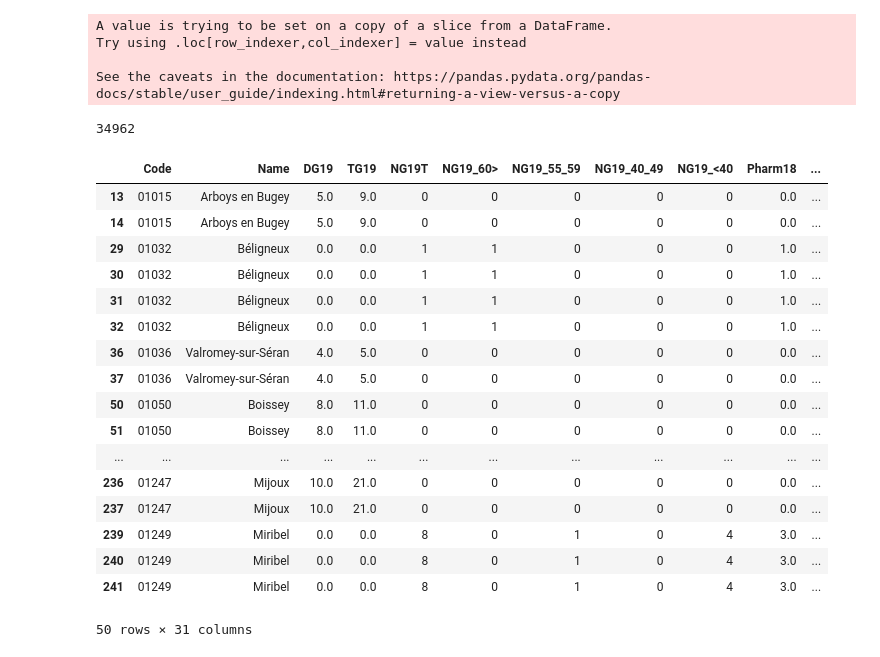
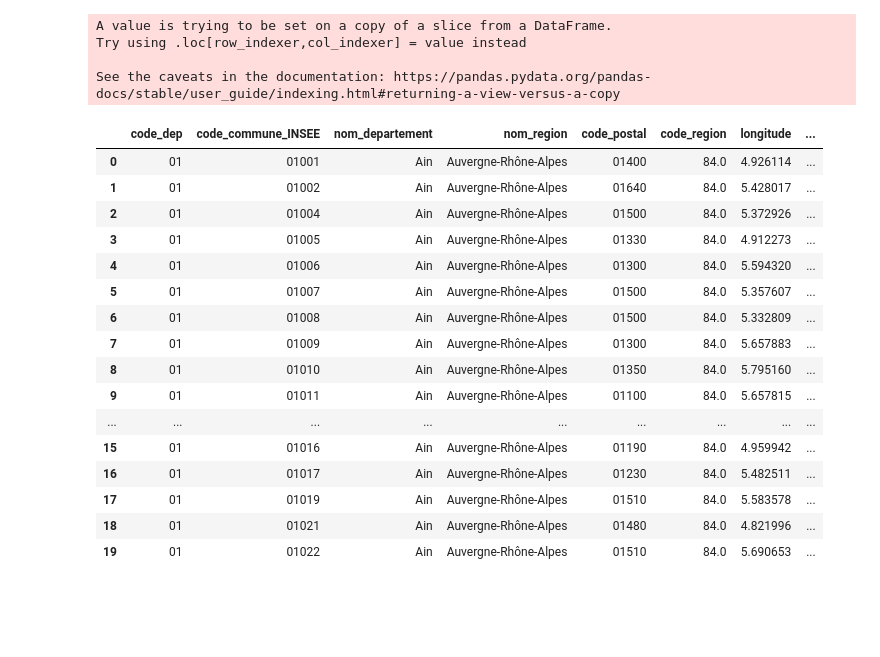
Before and after one commit to JosephAkaBrou/Marathon-du-web, a Jupyter notebook: constitution base de données.ipynb, the cells around one changed output. Drawn from its saved outputs; the diff is of its cells as text; code cells hidden in the pictures; blank space fills up the shorter version.

```diff
--- a/constitution base de données.ipynb
+++ b/constitution base de données.ipynb
@@ -49,12 +65,32 @@ Try using .loc[row_indexer,col_indexer] = value instead
 See the caveats in the documentation: https://pandas.pydata.org/pandas-docs/stable/user_guide/indexing.html#returning-a-view-versus-a-copy
 # %%
 dep = pd.read_csv("dep/communes-departement-region.csv", sep=",", encoding="utf-8")
-dep = dep.groupby(['code_commune_INSEE']).count().reset_index()
+#dep = dep.groupby(['code_commune_INSEE']).count().reset_index()
 dep['code_commune_INSEE'] = dep['code_commune_INSEE'].apply(lambda x: '0'+str(x) if(len(str(x)) == 4) else str(x))
 dep['code_postal'] = dep['code_postal'].apply(lambda x: '0'+str(x) if(len(str(x)) == 4) else str(x))
 dep['code_dep'] = dep['code_commune_INSEE'].str[:2]
 dep = dep[['code_dep','code_commune_INSEE',
      'nom_departement','nom_region','code_postal',
      'code_region','longitude','latitude']]
+# %%
+dep.head(20)
+# %% [output]
+|  | code_dep | code_commune_INSEE | nom_departement | nom_region | code_postal | code_region | longitude | ... |
+| 0 | 01 | 01001 | Ain | Auvergne-Rhône-Alpes | 01400 | 84.0 | 4.926114 | ... |
+| 1 | 01 | 01002 | Ain | Auvergne-Rhône-Alpes | 01640 | 84.0 | 5.428017 | ... |
+| 2 | 01 | 01004 | Ain | Auvergne-Rhône-Alpes | 01500 | 84.0 | 5.372926 | ... |
+| 3 | 01 | 01005 | Ain | Auvergne-Rhône-Alpes | 01330 | 84.0 | 4.912273 | ... |
+| 4 | 01 | 01006 | Ain | Auvergne-Rhône-Alpes | 01300 | 84.0 | 5.594320 | ... |
+| 5 | 01 | 01007 | Ain | Auvergne-Rhône-Alpes | 01500 | 84.0 | 5.357607 | ... |
+| 6 | 01 | 01008 | Ain | Auvergne-Rhône-Alpes | 01500 | 84.0 | 5.332809 | ... |
+| 7 | 01 | 01009 | Ain | Auvergne-Rhône-Alpes | 01300 | 84.0 | 5.657883 | ... |
+| 8 | 01 | 01010 | Ain | Auvergne-Rhône-Alpes | 01350 | 84.0 | 5.795160 | ... |
+| 9 | 01 | 01011 | Ain | Auvergne-Rhône-Alpes | 01100 | 84.0 | 5.657815 | ... |
+| ... | ... | ... | ... | ... | ... | ... | ... | ... |
+| 15 | 01 | 01016 | Ain | Auvergne-Rhône-Alpes | 01190 | 84.0 | 4.959942 | ... |
+| 16 | 01 | 01017 | Ain | Auvergne-Rhône-Alpes | 01230 | 84.0 | 5.482511 | ... |
+| 17 | 01 | 01019 | Ain | Auvergne-Rhône-Alpes | 01510 | 84.0 | 5.583578 | ... |
+| 18 | 01 | 01021 | Ain | Auvergne-Rhône-Alpes | 01480 | 84.0 | 4.821996 | ... |
+| 19 | 01 | 01022 | Ain | Auvergne-Rhône-Alpes | 01510 | 84.0 | 5.690653 | ... |
 # %%
 merged_data = pd.merge(export,dep, left_on= "Code", right_on ="code_commune_INSEE", how="inner")
@@ -64,4 +100,0 @@ merged_data = pd.merge(export,dep, left_on= "Code", right_on ="code_commune_INSE
-# %%
-len(merged_data)
-# %% [output]
-34962
@@ -71,21 +100,0 @@ dep.to_csv("export_niveaux.csv")
-# %%
-mauvais_db.head(50)
-# %% [output]
-|  | Code | Name | DG19 | TG19 | NG19T | NG19_60> | NG19_55_59 | NG19_40_49 | NG19_<40 | Pharm18 | ... |
-| 13 | 01015 | Arboys en Bugey | 5.0 | 9.0 | 0 | 0 | 0 | 0 | 0 | 0.0 | ... |
-| 14 | 01015 | Arboys en Bugey | 5.0 | 9.0 | 0 | 0 | 0 | 0 | 0 | 0.0 | ... |
-| 29 | 01032 | Béligneux | 0.0 | 0.0 | 1 | 1 | 0 | 0 | 0 | 1.0 | ... |
-| 30 | 01032 | Béligneux | 0.0 | 0.0 | 1 | 1 | 0 | 0 | 0 | 1.0 | ... |
-| 31 | 01032 | Béligneux | 0.0 | 0.0 | 1 | 1 | 0 | 0 | 0 | 1.0 | ... |
-| 32 | 01032 | Béligneux | 0.0 | 0.0 | 1 | 1 | 0 | 0 | 0 | 1.0 | ... |
-| 36 | 01036 | Valromey-sur-Séran | 4.0 | 5.0 | 0 | 0 | 0 | 0 | 0 | 0.0 | ... |
-| 37 | 01036 | Valromey-sur-Séran | 4.0 | 5.0 | 0 | 0 | 0 | 0 | 0 | 0.0 | ... |
-| 50 | 01050 | Boissey | 8.0 | 11.0 | 0 | 0 | 0 | 0 | 0 | 0.0 | ... |
-| 51 | 01050 | Boissey | 8.0 | 11.0 | 0 | 0 | 0 | 0 | 0 | 0.0 | ... |
-| ... | ... | ... | ... | ... | ... | ... | ... | ... | ... | ... | ... |
-| 236 | 01247 | Mijoux | 10.0 | 21.0 | 0 | 0 | 0 | 0 | 0 | 0.0 | ... |
-| 237 | 01247 | Mijoux | 10.0 | 21.0 | 0 | 0 | 0 | 0 | 0 | 0.0 | ... |
-| 239 | 01249 | Miribel | 0.0 | 0.0 | 8 | 0 | 1 | 0 | 4 | 3.0 | ... |
-| 240 | 01249 | Miribel | 0.0 | 0.0 | 8 | 0 | 1 | 0 | 4 | 3.0 | ... |
-| 241 | 01249 | Miribel | 0.0 | 0.0 | 8 | 0 | 1 | 0 | 4 | 3.0 | ... |
-50 rows × 31 columns
```
Also changed, not shown: parts of 6 cells of this notebook.
